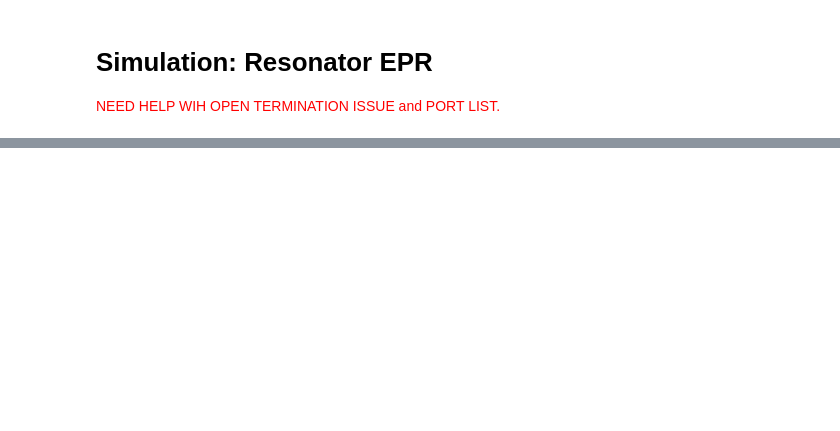
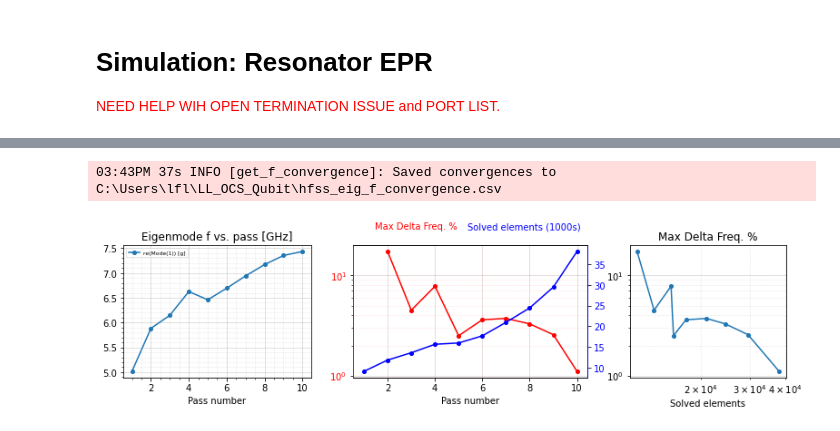
Before and after one commit to shanto268/LL_OCS_Qubit, a Jupyter notebook: resonator.ipynb, the cells around one changed output, grey strips where cells are left out. Saved outputs shown, nothing was run; the diff lists cells and outputs as text; code cells hidden in the pictures; blank space fills up the shorter version.

```diff
--- a/resonator.ipynb
+++ b/resonator.ipynb
@@ -443,0 +261,6 @@ hfss.analyze_sweep('Sweep', 'Setup')
+# %%
+eig_res.sim.convergence_t, eig_res.sim.convergence_f, _ = hfss.get_convergences()
+eig_res.sim.plot_convergences()
+# %% [output]
+03:43PM 37s INFO [get_f_convergence]: Saved convergences to C:\Users\lfl\LL_OCS_Qubit\hfss_eig_f_convergence.csv
+[figure, added]
```
Also changed, not shown: parts of 24 cells of this notebook, 4 other files.
